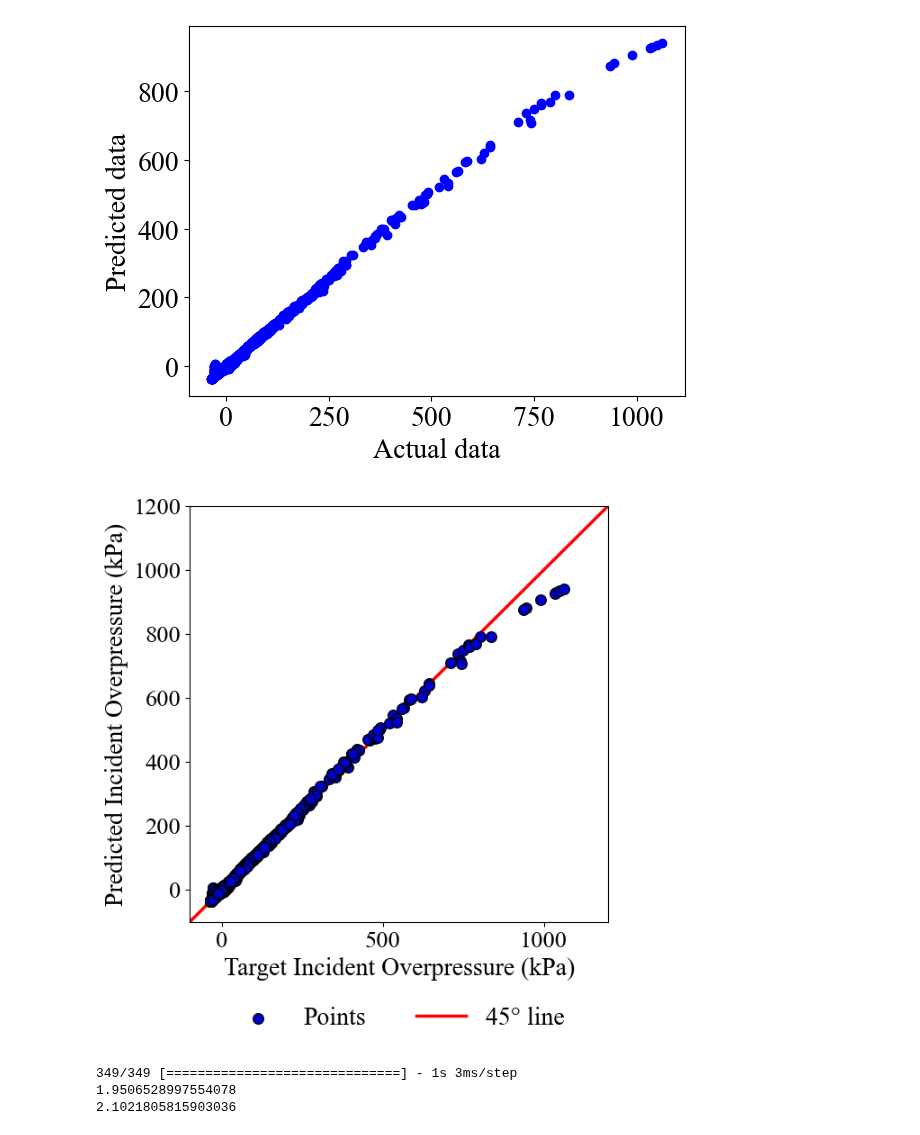
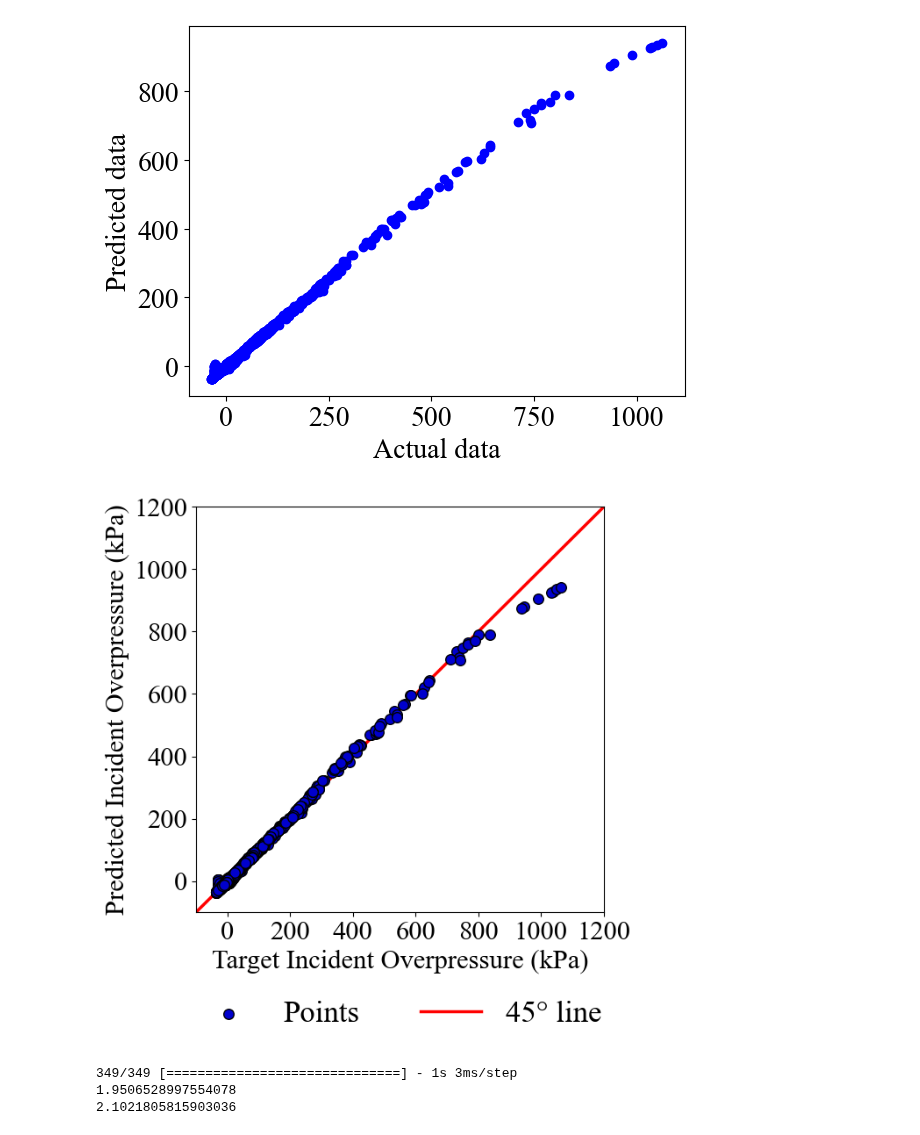
Before and after one commit to ChamodiWidanage/Pressure_history_2, a Jupyter notebook: IP_Section_2_new/IP_Section2_new_ANN_5.ipynb, the cells around one changed output. Saved outputs shown, nothing was run; the diff lists cells and outputs as text; code cells hidden in the pictures.

```diff
--- a/IP_Section_2_new/IP_Section2_new_ANN_5.ipynb
+++ b/IP_Section_2_new/IP_Section2_new_ANN_5.ipynb
@@ -132,8 +132,8 @@ X_val, X_test, y_val, y_test = train_test_split(X_test,
                                                 random_state = 0)
 # %%
 from sklearn.preprocessing import StandardScaler
-sc = StandardScaler()
-X_train[:,0:3] = sc.fit_transform(X_train[:, 0:3])
+#sc = StandardScaler()
+X_train[:,0:3] = sc.transform(X_train[:, 0:3])
 print (X_train)
 # %% [output]
 [[-1.74299536  0.12424162 -0.65408846  0.          1.        ]
@@ -363,37 +363,42 @@ Text(0, 0.5, 'Predicted data')
 # %%
 from sklearn.metrics import r2_score
 # Initialize layout
 fig1, ax1 = plt.subplots(figsize = (6, 6))
+
+# Set global font to Times New Roman and font size
+plt.rcParams['font.family'] = 'serif'
+plt.rcParams['font.serif'] = ['Times New Roman']
+plt.rcParams['font.size'] = 25
 
 b_l = -100
 u_l = 1200
 
 # Add scatterplot
 ax1.scatter(y_test, y_pred, s=70, alpha=1, edgecolors="k",c='mediumblue',zorder=5, label = 'Points')
 
 
-plt.ylabel('Predicted Incident Overpressure (kPa)')
-plt.xlabel('Target Incident Overpressure (kPa)')
-plt.xticks(fontsize = 19)
-plt.yticks(fontsize = 19)
+plt.ylabel('Predicted Incident Overpressure (kPa)', fontsize = 22)
+plt.xlabel('Target Incident Overpressure (kPa)', fontsize = 22)
+plt.xticks([0, 200, 400, 600, 800, 1000, 1200],fontsize = 22)
+plt.yticks([0, 200, 400, 600, 800, 1000, 1200],fontsize = 22)
 
 
 x1 = np.linspace(b_l, u_l)
 
 plt.plot(x1, x1, 'Red', label='45\N{DEGREE SIGN} line',lw=2.5,alpha=1)
 
 plt.ylim(b_l, u_l)
 plt.xlim(b_l, u_l)
-plt.legend(loc='upper center', bbox_to_anchor=(0.5, -0.15), ncol=4, frameon = False, fontsize = 20)
+plt.legend(loc='upper center', bbox_to_anchor=(0.5, -0.15), ncol=4, frameon = False, fontsize = 25)
 
 #plt.grid()
 
 ax1.spines['left'].set_color('black')        # setting up Y-axis tick color to red
 ax1.spines['bottom'].set_color('black')         #setting up above X-axis tick color to red
 
 plt.savefig('Section2_ANN5.png', dpi=200, bbox_inches='tight')
 # %% [output]
-[figure, old version]
+[figure, new version]
 # %%
 # metrics
 trainpreds = ann.predict(X_train)
```
Also changed, not shown: parts of 2 cells of this notebook, 22 other files.
